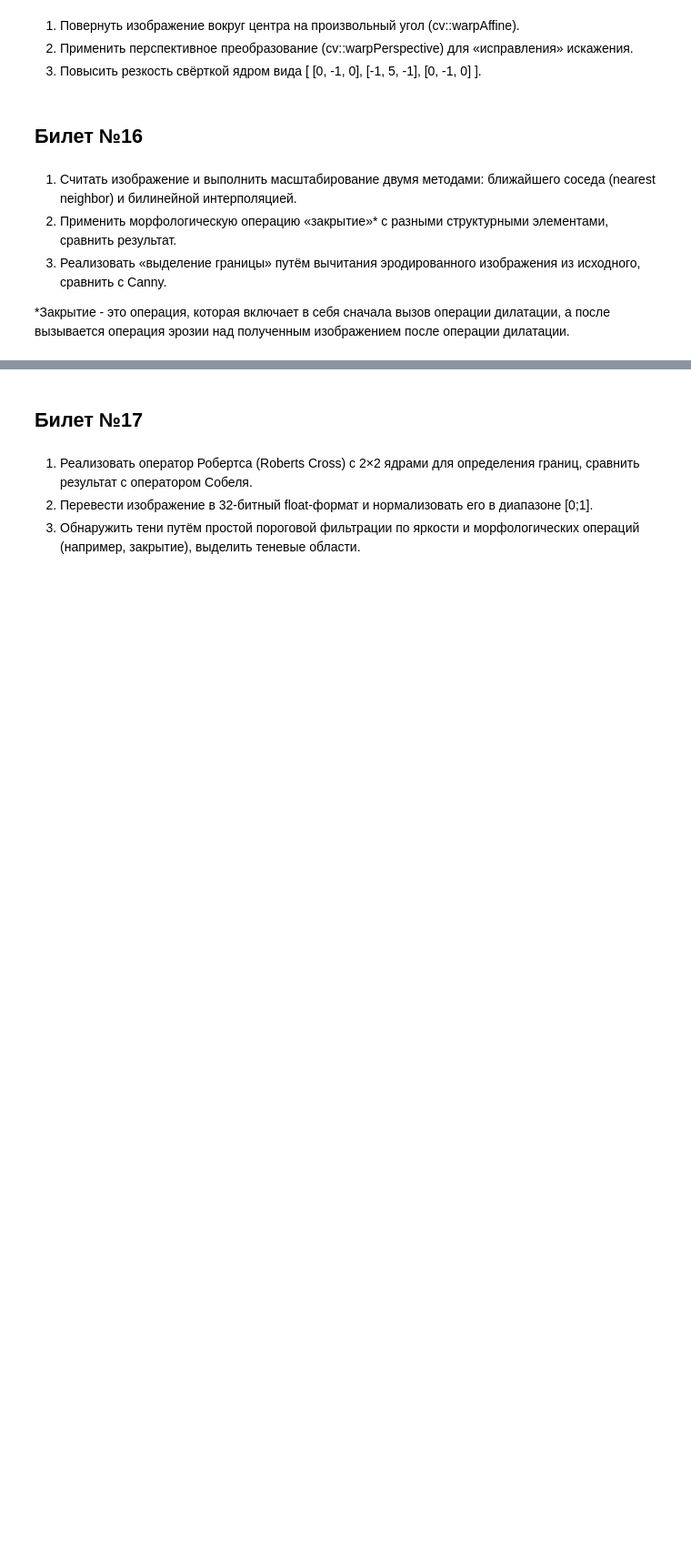
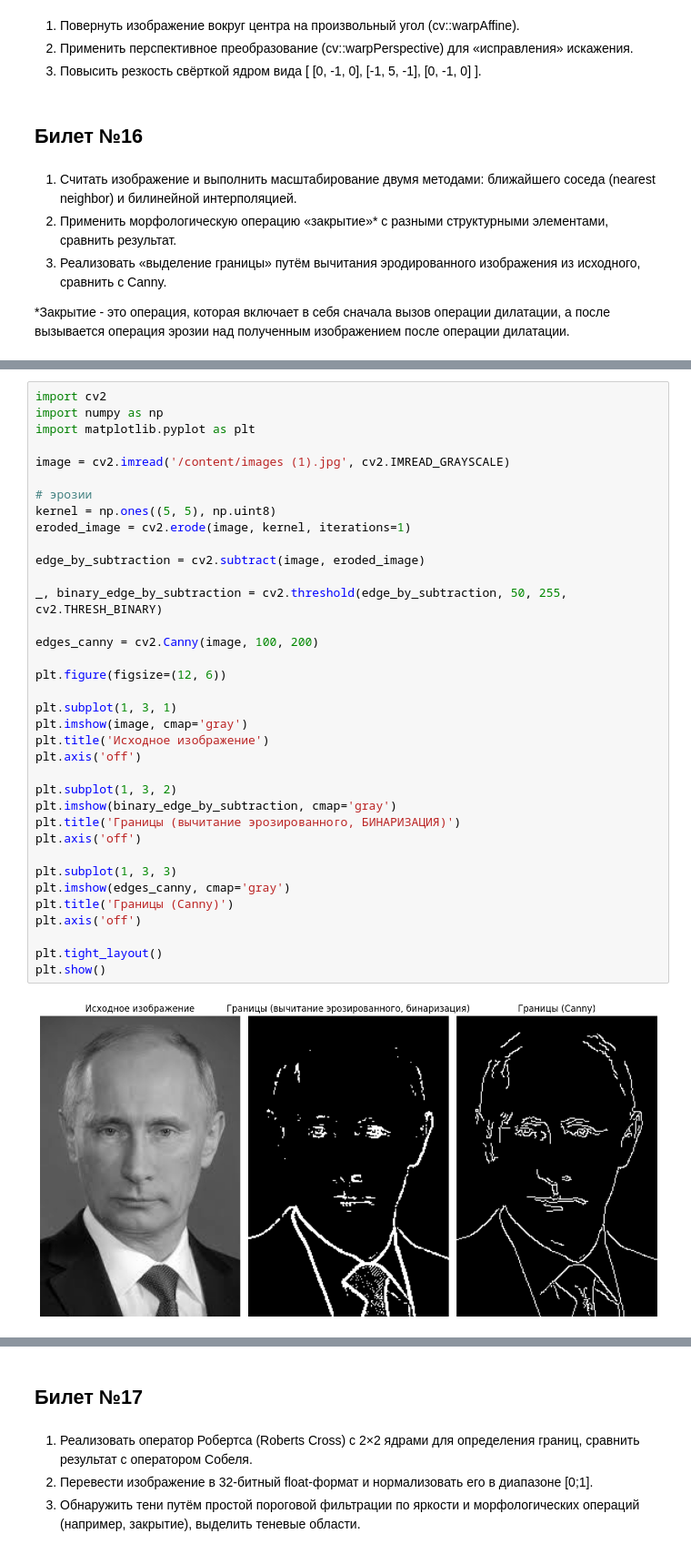
Before and after one commit to vadim13213/image_processing, a Jupyter notebook: Билеты_МиАЦОИ_2024.ipynb, the cells around one changed output, grey strips where cells are left out. Shown at 91% size. Cells and saved outputs as stored; diff of their text form; blank space fills up the shorter version.

```diff
--- a/Билеты_МиАЦОИ_2024.ipynb
+++ b/Билеты_МиАЦОИ_2024.ipynb
@@ -111,0 +197,38 @@
+# %%
+import cv2
+import numpy as np
+import matplotlib.pyplot as plt
+
+image = cv2.imread('/content/images (1).jpg', cv2.IMREAD_GRAYSCALE)
+
+# эрозии
+kernel = np.ones((5, 5), np.uint8)
+eroded_image = cv2.erode(image, kernel, iterations=1)
+
+edge_by_subtraction = cv2.subtract(image, eroded_image)
+
+_, binary_edge_by_subtraction = cv2.threshold(edge_by_subtraction, 50, 255, cv2.THRESH_BINARY)
+
+edges_canny = cv2.Canny(image, 100, 200)
+
+plt.figure(figsize=(12, 6))
+
+plt.subplot(1, 3, 1)
+plt.imshow(image, cmap='gray')
+plt.title('Исходное изображение')
+plt.axis('off')
+
+plt.subplot(1, 3, 2)
+plt.imshow(binary_edge_by_subtraction, cmap='gray')
+plt.title('Границы (вычитание эрозированного, БИНАРИЗАЦИЯ)')
+plt.axis('off')
+
+plt.subplot(1, 3, 3)
+plt.imshow(edges_canny, cmap='gray')
+plt.title('Границы (Canny)')
+plt.axis('off')
+
+plt.tight_layout()
+plt.show()
+# %% [output]
+[figure, added]
```
Also changed, not shown: parts of 5 cells of this notebook.
